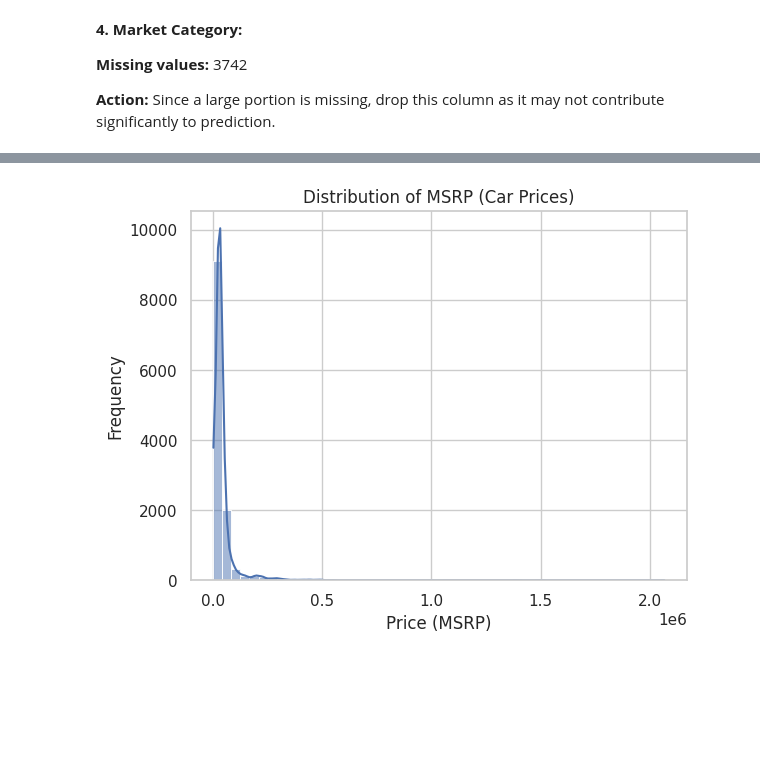
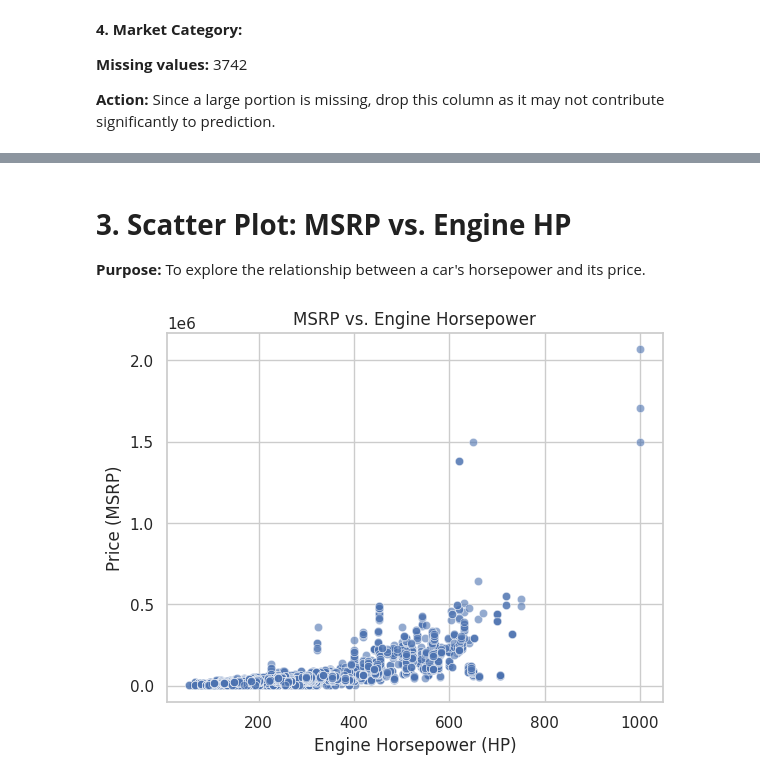
Before and after one commit to Mahmudhassan18/TDS-CARS-MSRP, a Jupyter notebook: TDS-CARS-MSRP.IPYNB, the cells around one changed output, grey strips where cells are left out. Cells and saved outputs as stored; diff of their text form; code cells hidden in the pictures; blank space fills up the shorter version.

```diff
--- a/TDS-CARS-MSRP.IPYNB
+++ b/TDS-CARS-MSRP.IPYNB
@@ -80,4 +80,4 @@ Missing values: 3
 
 **Action:** Fill with the most frequent value (mode).
 # %%
-data['Engine Fuel Type'].fillna(data['Engine Fuel Type'].mode()[0], inplace=True)
+data['Engine Fuel Type'] = data['Engine Fuel Type'].fillna(data['Engine Fuel Type'].mode()[0])
@@ -95,5 +88,5 @@ Missing values: 69 and 30
 
 **Action:** Fill with the median value since these are numerical and likely skewed.
 # %%
-data['Engine HP'].fillna(data['Engine HP'].median(), inplace=True)
-data['Engine Cylinders'].fillna(data['Engine Cylinders'].median(), inplace=True)
+data['Engine HP'] = data['Engine HP'].fillna(data['Engine HP'].median())
+data['Engine Cylinders'] = data['Engine Cylinders'].fillna(data['Engine Cylinders'].median())
@@ -116,4 +96,4 @@ For example, when doing 'df[col].method(value, inplace=True)', try using 'df.met
 **Missing values:** 6
 **Action:** Fill with the median value
 # %%
-data['Number of Doors'].fillna(data['Number of Doors'].median(), inplace=True)
+data['Number of Doors'] = data['Number of Doors'].fillna(data['Number of Doors'].median())
@@ -157,0 +135,20 @@ To understand the distribution of car prices in the dataset. This helps identify
+# %%
+# Define custom bins for MSRP
+bins = [0, 20000, 50000, 100000, 200000, 500000, 1000000, 2000000]
+labels = ["0-20K", "20K-50K", "50K-100K", "100K-200K", "200K-500K", "500K-1M", "1M-2M"]
+
+# Bin the data
+data['Price Bracket'] = pd.cut(data['MSRP'], bins=bins, labels=labels)
+
+# Count values per bin
+price_bracket_counts = data['Price Bracket'].value_counts().sort_index()
+
+# Plot
+plt.figure(figsize=(10, 6))
+price_bracket_counts.plot(kind='bar', color='lightcoral', alpha=0.8)
+plt.title("Distribution of MSRP by Price Brackets")
+plt.xlabel("Price Brackets (MSRP)")
+plt.ylabel("Number of Cars")
+plt.xticks(rotation=45)
+plt.grid(axis='y', linestyle='--', alpha=0.7)
+plt.show()
@@ -158,8 +171,12 @@ To understand the distribution of car prices in the dataset. This helps identify
+# %% [markdown]
+# **3. Scatter Plot: MSRP vs. Engine HP**
+**Purpose:**
+To explore the relationship between a car's horsepower and its price.
 # %%
-sns.histplot(data['MSRP'], bins=50, kde=True)
-plt.title("Distribution of MSRP (Car Prices)")
-plt.xlabel("Price (MSRP)")
-plt.ylabel("Frequency")
+sns.scatterplot(x=data['Engine HP'], y=data['MSRP'], alpha=0.6)
+plt.title("MSRP vs. Engine Horsepower")
+plt.xlabel("Engine Horsepower (HP)")
+plt.ylabel("Price (MSRP)")
 plt.show()
 # %% [output]
-[figure, old version]
+[figure, new version]
```
Also changed, not shown: parts of 15 cells of this notebook.
